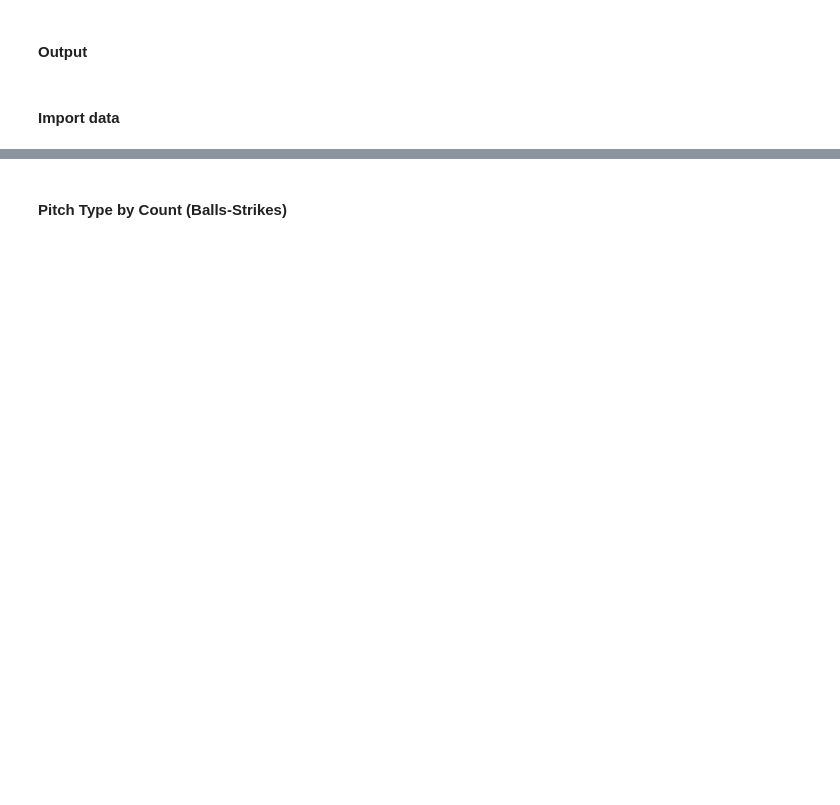
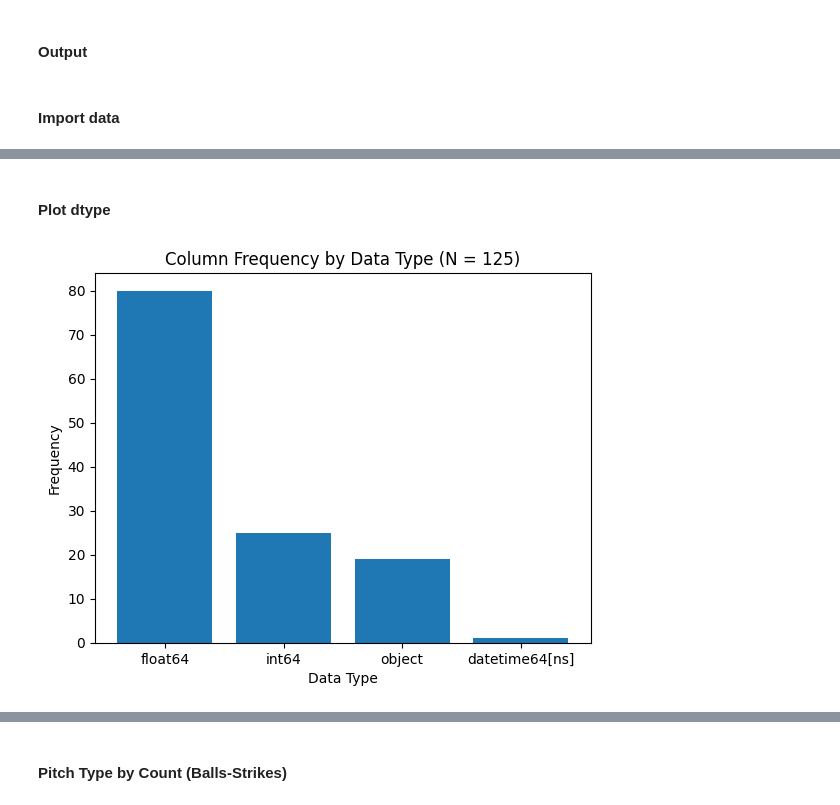
Before and after one commit to aaronengland/pitch_type_prediction_model, a Jupyter notebook: 01_eda/notebook.ipynb, the cells around one changed output, grey strips where cells are left out. Saved outputs shown, nothing was run; the diff lists cells and outputs as text; code cells hidden in the pictures; blank space fills up the shorter version.

```diff
--- a/01_eda/notebook.ipynb
+++ b/01_eda/notebook.ipynb
@@ -10,3 +11,31 @@ except:
     import seaborn as sns
 # %% [markdown]
 #### Functions
+# %%
+def get_dtype_and_na(df):
+    list_dict_row = []
+    for col in tqdm(df.columns):
+        str_dtype = df[col].dtype
+        flt_propna = df[col].isnull().mean()
+        dict_row = {
+            'col': col,
+            'dtype': str_dtype,
+            'propna': flt_propna,
+        }
+        list_dict_row.append(dict_row)
+    df_tmp = pd.DataFrame(list_dict_row)
+    df_tmp.sort_values(by='propna', ascending=False, inplace=True)
+    # get dtype counts
+    df_dtype = df_tmp['dtype'].value_counts().reset_index(name='count')
+    return df_tmp, df_dtype
+# %%
+def plot_dtype_freq(df_dtype):
+    x = df_dtype['dtype'].astype(str)
+    y = df_dtype['count']
+    int_n = y.sum()
+    fig, ax = plt.subplots()
+    ax.set_title(f'Column Frequency by Data Type (N = {int_n})')
+    ax.bar(x, y)
+    ax.set_xlabel('Data Type')
+    ax.set_ylabel('Frequency')
+    plt.show()
@@ -48,0 +321,12 @@ df.describe()
+# %%
+# date range and games per month
+df['date'] = pd.to_datetime(df['date'])
+dtm_min = df['date'].min().date()
+dtm_max = df['date'].max().date()
+int_nunique_games = df['game_pk'].nunique()
+int_nunique_pitchers = df['pitcher_id'].nunique()
+int_nunique_batters = df['batter_id'].nunique()
+print(f'Date range: {dtm_min} to {dtm_max}')
+print(f'Unique games: {int_nunique_games}')
+print(f'Unique pitchers: {int_nunique_pitchers}')
+print(f'Unique batters: {int_nunique_batters}')
@@ -48,0 +340,3 @@ df.describe()
+# %%
+df_tmp, df_dtype = get_dtype_and_na(df=df)
+df_tmp
@@ -48,0 +357,6 @@ df.describe()
+# %% [markdown]
+#### Plot dtype
+# %%
+plot_dtype_freq(df_dtype=df_dtype)
+# %% [output]
+[figure, added]
```
Also changed, not shown: parts of 66 cells of this notebook.
